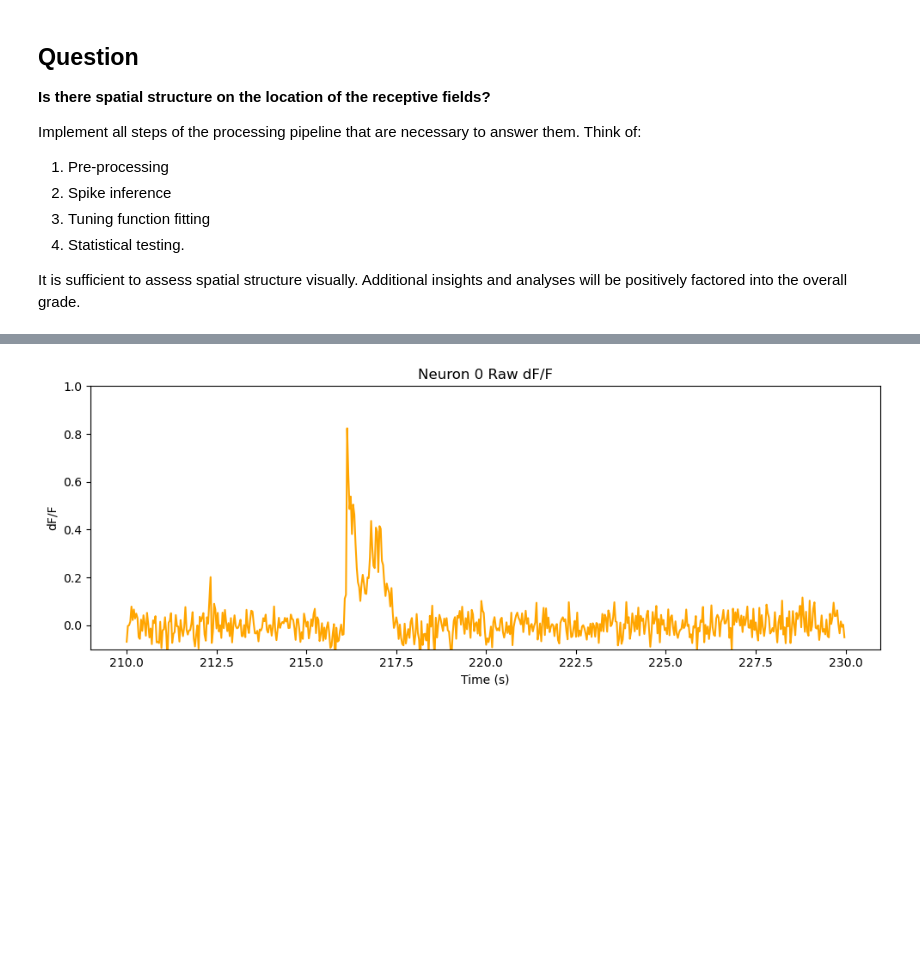
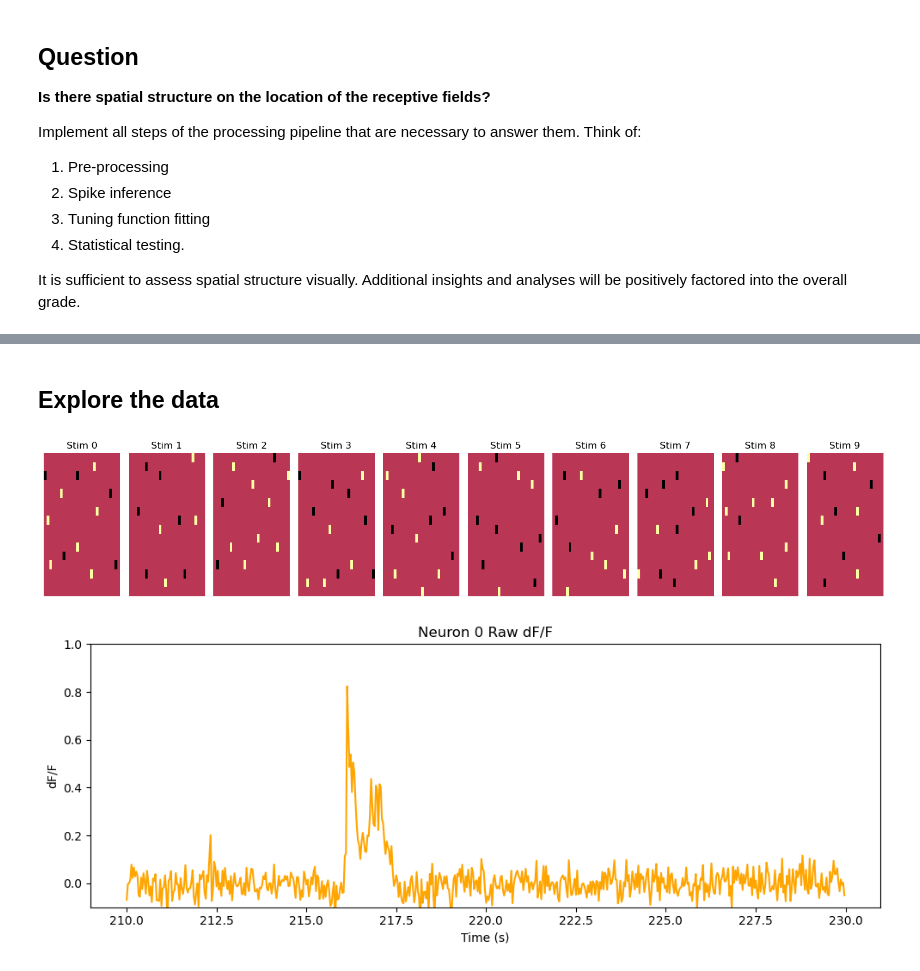
Before and after one commit to ak-andreas/nds-final-project-summer25, a Jupyter notebook: practical02.ipynb, the cells around one changed output, grey strips where cells are left out. Drawn from its saved outputs; the diff is of its cells as text; code cells hidden in the pictures; blank space fills up the shorter version.

```diff
--- a/practical02.ipynb
+++ b/practical02.ipynb
@@ -94,0 +93,12 @@ It is sufficient to assess spatial structure visually. Additional insights and a
+# %%
+data["stim_epoch_table"].columns = ["stimulus", "start", "end"]
+
+
+locally_sparse_epochs = data["stim_epoch_table"][
+    data["stim_epoch_table"]["stimulus"] == "locally_sparse_noise"
+]
+
+print(locally_sparse_epochs)
+print(data["t"])
+print(np.diff(t))
+len(t)
@@ -95,3 +113,27 @@ It is sufficient to assess spatial structure visually. Additional insights and a
+# %% [markdown]
+## Explore the data
+# %%
+import matplotlib.pyplot as plt
+
+# Extract the stim array
+stim = data["stim"]  # shape: (9000, 16, 28)
+
+
+# Plot the first 10 stimuli images
+def plot_stimuli_images(stim, num_images=10):
+    plt.figure(figsize=(15, 3))
+    for i in range(num_images):
+        plt.subplot(1, num_images, i + 1)
+        plt.imshow(stim[i], cmap="inferno", aspect="auto")
+        plt.axis("off")
+        plt.title(f"Stim {i}")
+    plt.tight_layout()
+    plt.show()
+
+
+plot_stimuli_images(stim)
+# %% [output]
+[figure, added]
 # %%
 import matplotlib.pyplot as plt
 import numpy as np
```
Also changed, not shown: parts of 3 cells of this notebook.
